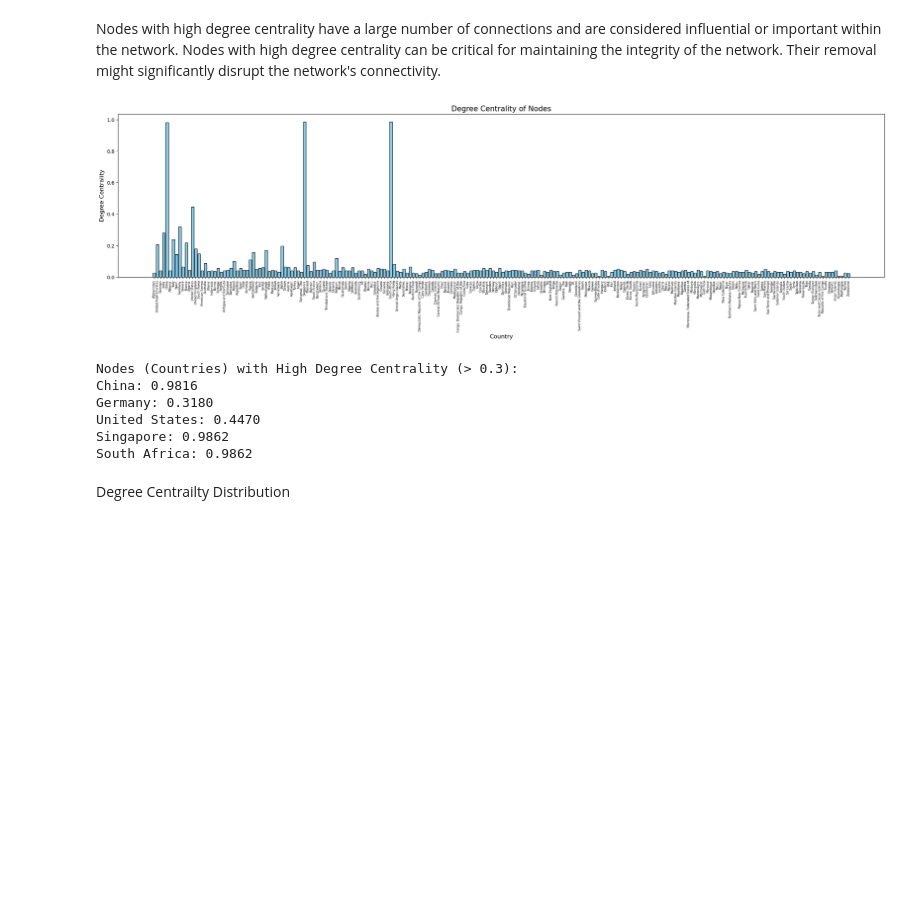
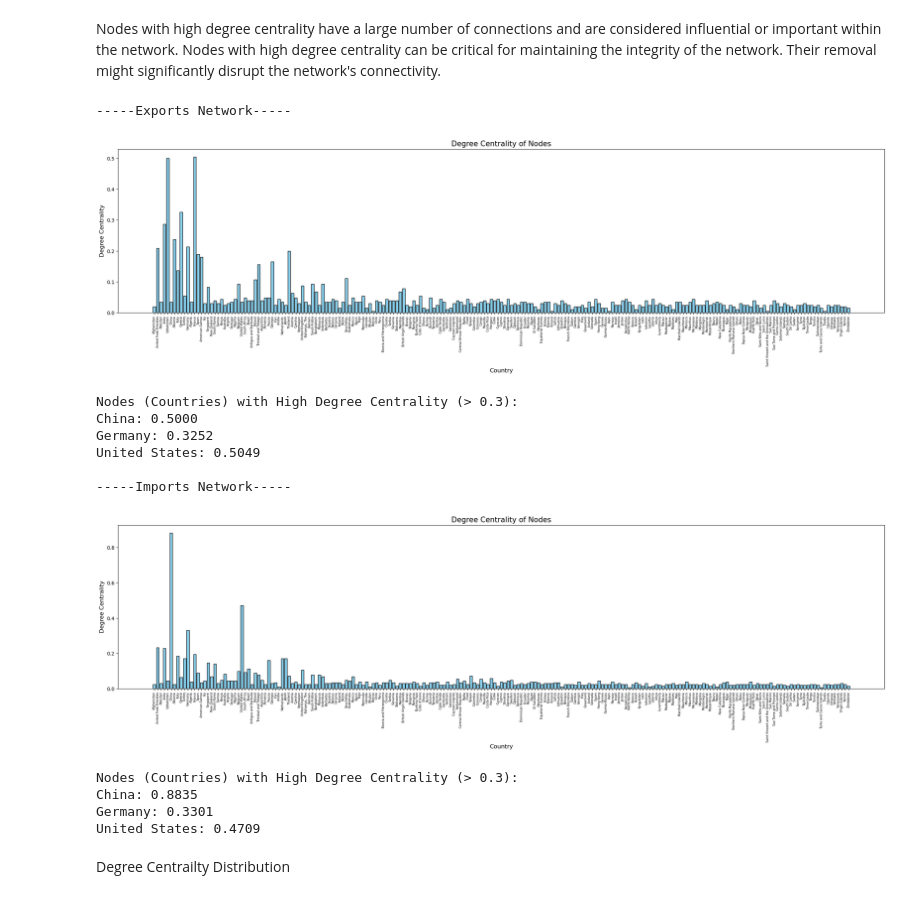
Before and after one commit to Flebio/sna_import_export, a Jupyter notebook: import_export.ipynb, the cells around one changed output. Saved outputs shown, nothing was run; the diff lists cells and outputs as text; code cells hidden in the pictures; blank space fills up the shorter version.

```diff
--- a/import_export.ipynb
+++ b/import_export.ipynb
@@ -103,8 +130,15 @@ exports_df
 ### Imports df
 import_data = []
 for country, imports in data.items():
-    import_partners = exports.get('Import Partners', {})
+    import_partners = imports.get('Import Partners', {})
     for partner, weight in import_partners.items():
+        if partner in country_mapping:
+            partner = country_mapping[partner]
+
+        if country in country_mapping:
+            country = country_mapping[country]
+
+
         import_data.append({'source': country, 'target': partner, 'weight': float(weight)})
 
 imports_df = pd.DataFrame(import_data)
@@ -143,0 +183,7 @@ Number of nodes: 218
+# %%
+nodes_export = set(G_exports.nodes())
+nodes_import = set(G_imports.nodes())
+
+common_nodes = nodes_export.intersection(nodes_import)
+
+print(f"Number of common nodes: {len(common_nodes)}")
@@ -143,0 +192,11 @@ Number of nodes: 218
+# %%
+# Create subgraphs with only the common nodes
+G_export = G_exports.subgraph(common_nodes).copy()
+G_import = G_imports.subgraph(common_nodes).copy()
+
+eliminated_from_exports = nodes_export - common_nodes
+eliminated_from_imports = nodes_import - common_nodes
+
+countries = G_import.nodes()
+print(f"Nodes eliminated from export graph: {eliminated_from_exports}")
+print(f"Nodes eliminated from import graph: {eliminated_from_imports}")
@@ -148,36 +210,46 @@ Degree Centrailty
 # %% [markdown]
 Nodes with high degree centrality have a large number of connections and are considered influential or important within the network. Nodes with high degree centrality can be critical for maintaining the integrity of the network. Their removal might significantly disrupt the network's connectivity.
 # %%
-degree_centrality = nx.degree_centrality(G)
+degree_centrality_export = nx.degree_centrality(G_export)
+degree_centrality_import = nx.degree_centrality(G_import)
 
-countries = list(degree_centrality.keys())
-degree_centrality_values = list(degree_centrality.values())
+degree_centrality_values_export = list(degree_centrality_export.values())
+degree_centrality_values_import = list(degree_centrality_import.values())
 
 # Plot histogram
 def centrality(countries, cent, centrality_values, type, threshold):
     plt.figure(figsize=(28, 6))
     plt.bar(countries, centrality_values, color='skyblue', edgecolor='black')
     plt.xticks(rotation=90, fontsize=6)
     plt.title(type+' of Nodes', fontsize=15)
     plt.xlabel('Country', fontsize=12)
     plt.ylabel(type, fontsize=12)
     plt.show()
 
     high_centrality_nodes = {node: centrality for node, centrality in cent.items() if centrality > threshold}
     print('Nodes (Countries) with High '+type+' (> '+str(threshold)+'):')
     for node, centrality in high_centrality_nodes.items():
         print(f"{node}: {centrality:.4f}")
     return high_centrality_nodes
 
-high_degree_nodes = centrality(countries, degree_centrality, degree_centrality_values, type='Degree Centrality',threshold=0.3)
+print("-----Exports Network-----")
+high_degree_nodes_export = centrality(countries, degree_centrality_export, degree_centrality_values_export, type='Degree Centrality',threshold=0.3)
+print("\n-----Imports Network-----")
+high_degree_nodes_import = centrality(countries, degree_centrality_import, degree_centrality_values_import, type='Degree Centrality',threshold=0.3)
 # %% [output]
+-----Exports Network-----
-[figure, old version]
+[figure, new version]
-Nodes (Countries) with High Degree Centrality (> 0.3):
-China: 0.9816
-Germany: 0.3180
-United States: 0.4470
-Singapore: 0.9862
-South Africa: 0.9862
+Nodes (Countries) with High Degree Centrality (> 0.3):
+China: 0.5000
+Germany: 0.3252
+United States: 0.5049
+
+-----Imports Network-----
+[figure, added]
+Nodes (Countries) with High Degree Centrality (> 0.3):
+China: 0.8835
+Germany: 0.3301
+United States: 0.4709
 # %% [markdown]
 Degree Centrailty Distribution
 # %% [markdown]
```
Also changed, not shown: parts of 34 cells of this notebook.
